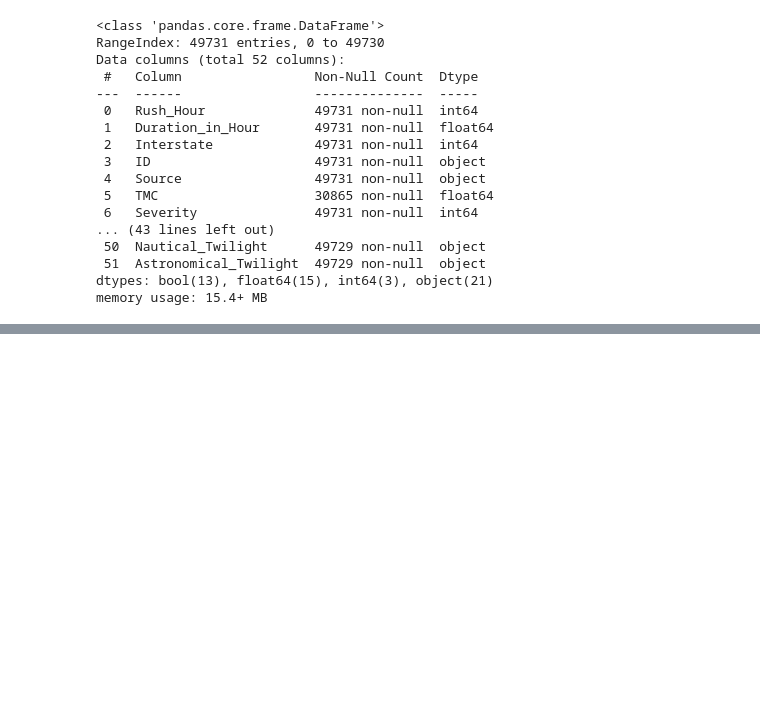
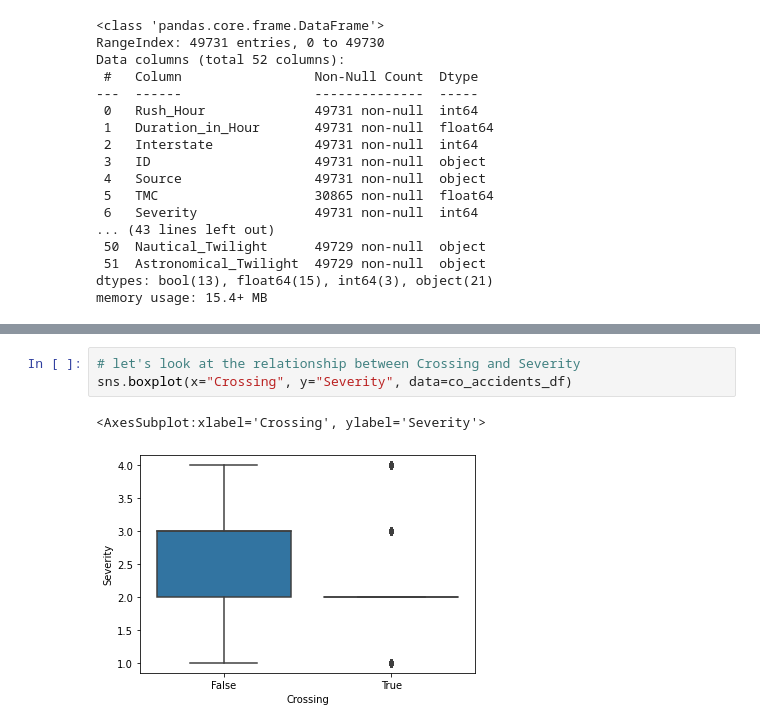
Before and after one commit to joannakamj/DataScience_Capstone, a Jupyter notebook: CO_Car_Accident_Severity_Prediction.ipynb, the cells around one changed output, grey strips where cells are left out. Cells and saved outputs as stored; diff of their text form; blank space fills up the shorter version.

```diff
--- a/CO_Car_Accident_Severity_Prediction.ipynb
+++ b/CO_Car_Accident_Severity_Prediction.ipynb
@@ -79,0 +181,6 @@ memory usage: 5.9+ MB
+# %%
+# let's look at the relationship between Crossing and Severity
+sns.boxplot(x="Crossing", y="Severity", data=co_accidents_df)
+# %% [output]
+<AxesSubplot:xlabel='Crossing', ylabel='Severity'>
+[figure, added]
```
Also changed, not shown: parts of 55 cells of this notebook.
